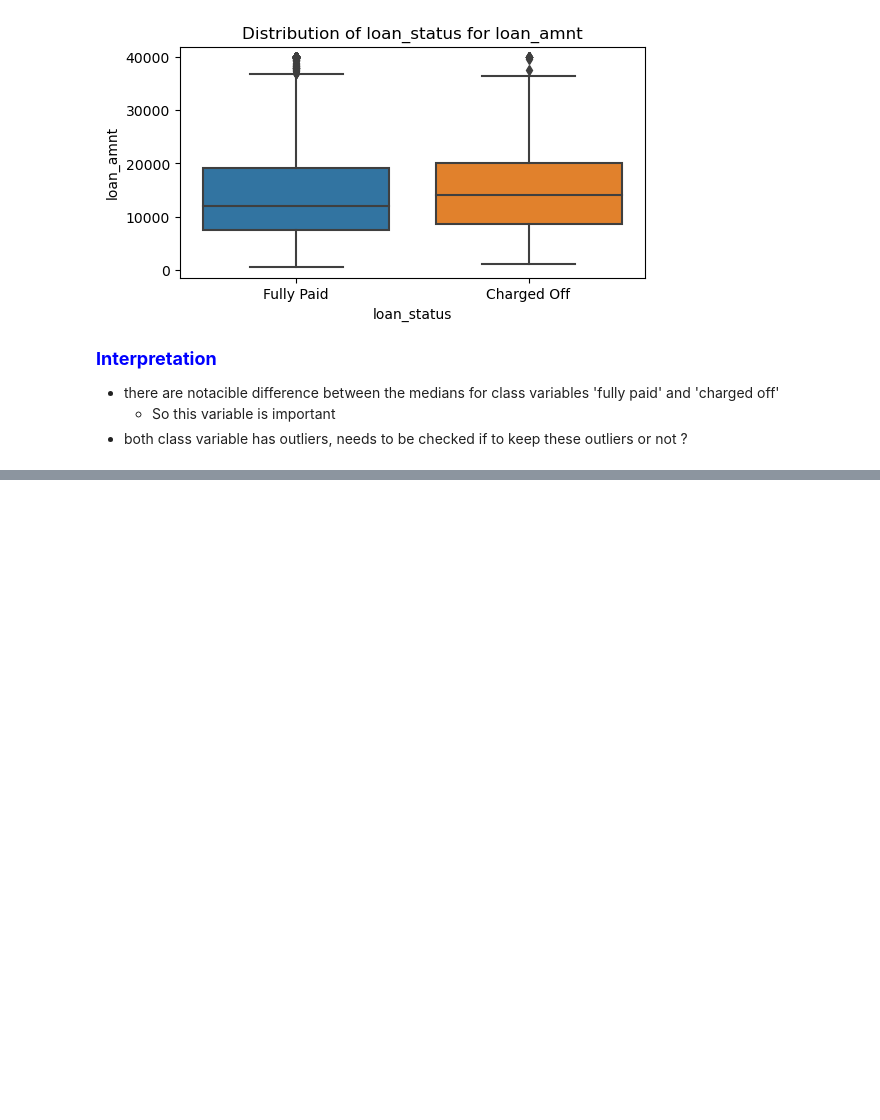
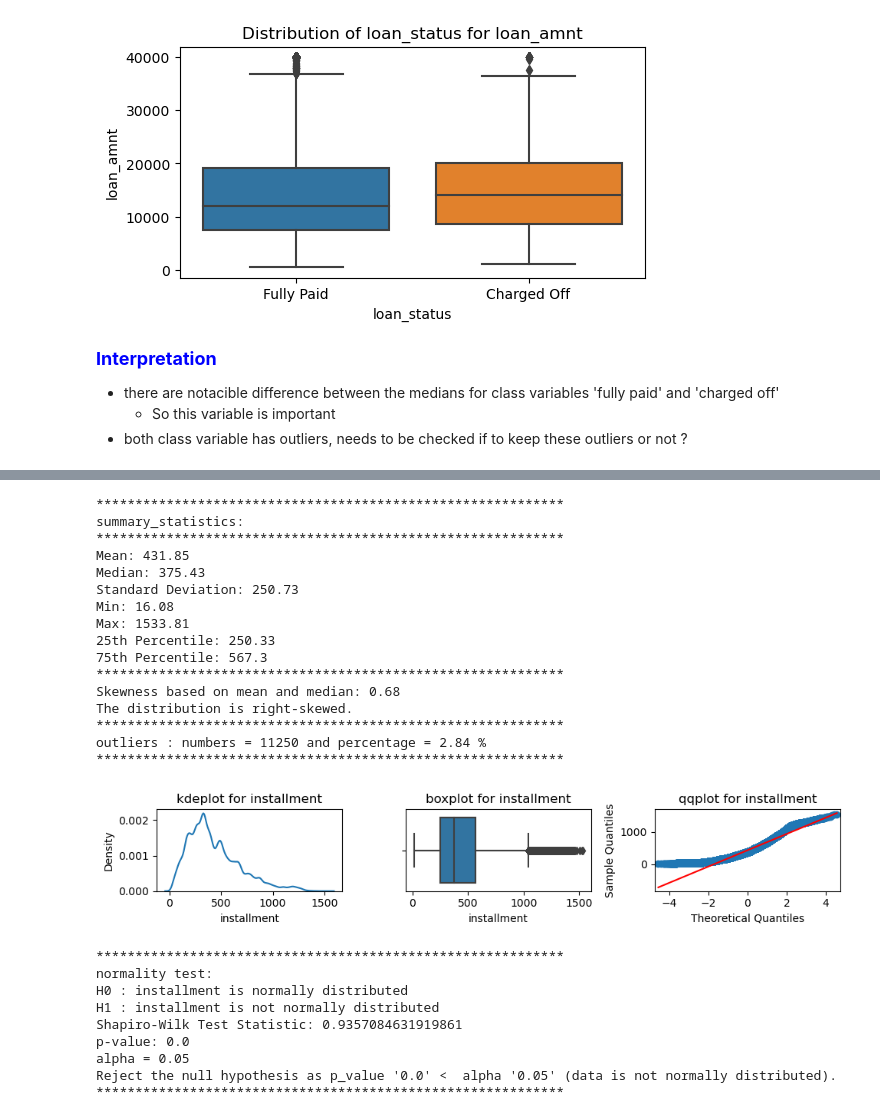
Before and after one commit to UpendraSinghRathore85/ML-Projects-Python, a Jupyter notebook: LogisticRegression/Business Case LoanTap Logistic Regression.ipynb, the cells around one changed output, grey strips where cells are left out. Saved outputs shown, nothing was run; the diff lists cells and outputs as text; code cells hidden in the pictures; blank space fills up the shorter version.

```diff
--- a/LogisticRegression/Business Case LoanTap Logistic Regression.ipynb
+++ b/LogisticRegression/Business Case LoanTap Logistic Regression.ipynb
@@ -599,0 +707,30 @@ Index(['loan_amnt', 'term', 'int_rate', 'installment', 'grade', 'sub_grade',
+# %%
+feature_name = 'installment'
+summary_statistics_and_distribution(df, feature_name)
+# %% [output]
+************************************************************
+summary_statistics:
+************************************************************
+Mean: 431.85
+Median: 375.43
+Standard Deviation: 250.73
+Min: 16.08
+Max: 1533.81
+25th Percentile: 250.33
+75th Percentile: 567.3
+************************************************************
+Skewness based on mean and median: 0.68
+The distribution is right-skewed.
+************************************************************
+outliers : numbers = 11250 and percentage = 2.84 %
+************************************************************
+[figure, added]
+************************************************************
+normality test:
+H0 : installment is normally distributed
+H1 : installment is not normally distributed
+Shapiro-Wilk Test Statistic: 0.9357084631919861
+p-value: 0.0
+alpha = 0.05
+Reject the null hypothesis as p_value '0.0' <  alpha '0.05' (data is not normally distributed).
+************************************************************
```
Also changed, not shown: parts of 25 cells of this notebook.
